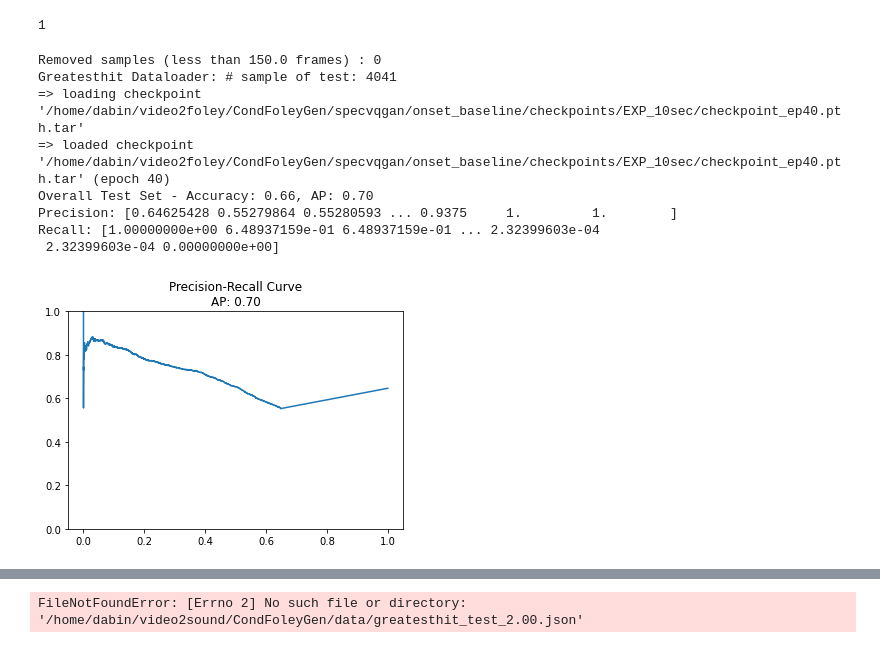
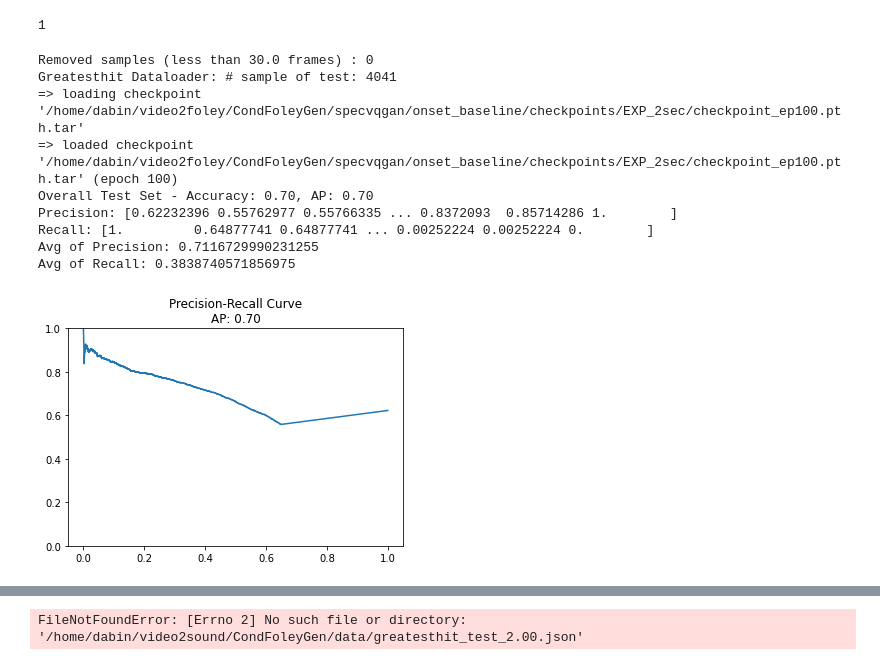
Before and after one commit to dabinkim0/CondFoleyGen-Onset-RMS-Prediction, a Jupyter notebook: specvqgan/onset_baseline/inference.ipynb, the cells around one changed output, grey strips where cells are left out. Cells and saved outputs as stored; diff of their text form; code cells hidden in the pictures.

```diff
--- a/specvqgan/onset_baseline/inference.ipynb
+++ b/specvqgan/onset_baseline/inference.ipynb
@@ -94,21 +62,16 @@ def onset_nms(onset, confidence, window=0.05):
 
 
 def eval_onsets(onset1, onset2, wav2, delta=0.1, conf_interval=int(0.05*22050), keys=None):
-    duration = 10
+    duration = 2
 
     # conf_interval samples to frames
-    # conf_interval = int(0.05 * 22050)
-    conf_interval = int(0.05 * 22050)
+    # conf_interval = int(0.1 * 22050)      # 1 frame
+    conf_interval = int(0.05 * 22050)       # 0 frame
     sample_rate = 22050
     frame_rate = 15
     hop_length = int(sample_rate / frame_rate)
     conf_interval = librosa.samples_to_time(conf_interval, sr=sample_rate)
     conf_interval = librosa.time_to_frames(conf_interval, sr=sample_rate, hop_length=hop_length)
-    # conf_interval frame=1 if input conf_interval=int(0.05*22050)
-
-    # sec to frames
-    # onset1 = librosa.time_to_frames(onset1, sr=sample_rate, hop_length=hop_length)
-    # onset2 = librosa.time_to_frames(onset2, sr=sample_rate, hop_length=hop_length)
 
     wav2 = np.abs(wav2)                                             # min -inf, max inf, 150 len
     wav2 = (wav2 - np.min(wav2)) / (np.max(wav2) - np.min(wav2))    # min 0, max 1, 150 len
@@ -124,7 +87,7 @@ def eval_onsets(onset1, onset2, wav2, delta=0.1, conf_interval=int(0.05*22050),
     else:
         confidence = [np.max(wav2[o]) for o in onset2 if len(wav2) > 0]
 
-    # onset2 = onset_nms(onset2, confidence)
+    onset2 = onset_nms(onset2, confidence)
     onset2_keep = onset2
     onset2_onuse = copy.deepcopy(onset2.tolist())
     onset2_res = [0 for _ in onset2_onuse]
@@ -185,7 +148,9 @@ def eval_onsets(onset1, onset2, wav2, delta=0.1, conf_interval=int(0.05*22050),
     return acc, ap, onset2_res, y_gt, y_pred
 # %%
 # Model checkpoint
-checkpoint_path = '/home/dabin/video2foley/CondFoleyGen/specvqgan/onset_baseline/checkpoints/EXP_10sec/checkpoint_ep40.pth.tar'
+checkpoint_path = '/home/dabin/video2foley/CondFoleyGen/specvqgan/onset_baseline/checkpoints/EXP_2sec/checkpoint_ep100.pth.tar'
+# checkpoint_path = '/home/dabin/video2foley/CondFoleyGen/specvqgan/onset_baseline/checkpoints/EXP_10sec/checkpoint_ep50.pth.tar'
+
 args = init_args()
 device = torch.device("cuda" if torch.cuda.is_available() else "cpu")
 
@@ -228,40 +193,54 @@ for step, batch in enumerate(test_loader):
     target_frames = np.where(target_np[0] == 1)[0]
     target_times = librosa.samples_to_time(target_frames, sr=15)
 
     # pred_np to frame
     pred_frames = np.where(pred_np[0] == 1)[0]
     pred_times = librosa.samples_to_time(pred_frames, sr=15)
 
     onset1 = target_frames          # gt (min 0, max 149, len: num of gt onsets) (15fps, 10sec)
     onset2 = pred_frames            # pred (min 0, max 149, len: num of pred onsets) (15fps, 10sec)
 
     acc, ap, onset2_res, y_gt, y_pred = eval_onsets(onset1, onset2, logits)
 
     all_y_gt.extend(y_gt)
     all_y_pred.extend(y_pred)
     all_acc.append(acc)
 
 overall_acc = np.mean(all_acc)
 overall_ap = average_precision_score(all_y_gt, all_y_pred)
 pr, rc, th = precision_recall_curve(all_y_gt, all_y_pred)
 
 print(f"Overall Test Set - Accuracy: {overall_acc:.2f}, AP: {overall_ap:.2f}")
 print(f"Precision: {pr}")
 print(f"Recall: {rc}")
+print(f"Avg of Precision: {np.mean(pr)}")
+print(f"Avg of Recall: {np.mean(rc)}")
 
 plt.plot(rc, pr)
 plt.title(f'Precision-Recall Curve\nAP: {overall_ap:.2f}')
 plt.ylim((0, 1))
 plt.show()
+
+# With Confidence Interval and Onset NMS
+# Avg of Precision: 0.6094297728938918
+# Avg of Recall: 0.3967236546923449
+
+# Without Confidence Interval / With Onset NMS
+
+
+# Without Confidence Interval and Onset NMS
+# Avg of Precision: 0.7116729990231255
+# Avg of Recall: 0.3838740571856975
 # %% [output]
-Removed samples (less than 150.0 frames) : 0
+Removed samples (less than 30.0 frames) : 0
 Greatesthit Dataloader: # sample of test: 4041
-=> loading checkpoint '/home/dabin/video2foley/CondFoleyGen/specvqgan/onset_baseline/checkpoints/EXP_10sec/checkpoint_ep40.pth.tar'
-=> loaded checkpoint '/home/dabin/video2foley/CondFoleyGen/specvqgan/onset_baseline/checkpoints/EXP_10sec/checkpoint_ep40.pth.tar' (epoch 40)
-Overall Test Set - Accuracy: 0.66, AP: 0.70
-Precision: [0.64625428 0.55279864 0.55280593 ... 0.9375     1.         1.        ]
-Recall: [1.00000000e+00 6.48937159e-01 6.48937159e-01 ... 2.32399603e-04
- 2.32399603e-04 0.00000000e+00]
+=> loading checkpoint '/home/dabin/video2foley/CondFoleyGen/specvqgan/onset_baseline/checkpoints/EXP_2sec/checkpoint_ep100.pth.tar'
+=> loaded checkpoint '/home/dabin/video2foley/CondFoleyGen/specvqgan/onset_baseline/checkpoints/EXP_2sec/checkpoint_ep100.pth.tar' (epoch 100)
+Overall Test Set - Accuracy: 0.70, AP: 0.70
+Precision: [0.62232396 0.55762977 0.55766335 ... 0.8372093  0.85714286 1.        ]
+Recall: [1.         0.64877741 0.64877741 ... 0.00252224 0.00252224 0.        ]
+Avg of Precision: 0.7116729990231255
+Avg of Recall: 0.3838740571856975
-[figure, old version]
+[figure, new version]
 # %%
 # Model checkpoint
```
Also changed, not shown: parts of 2 cells of this notebook, 1 other file.
